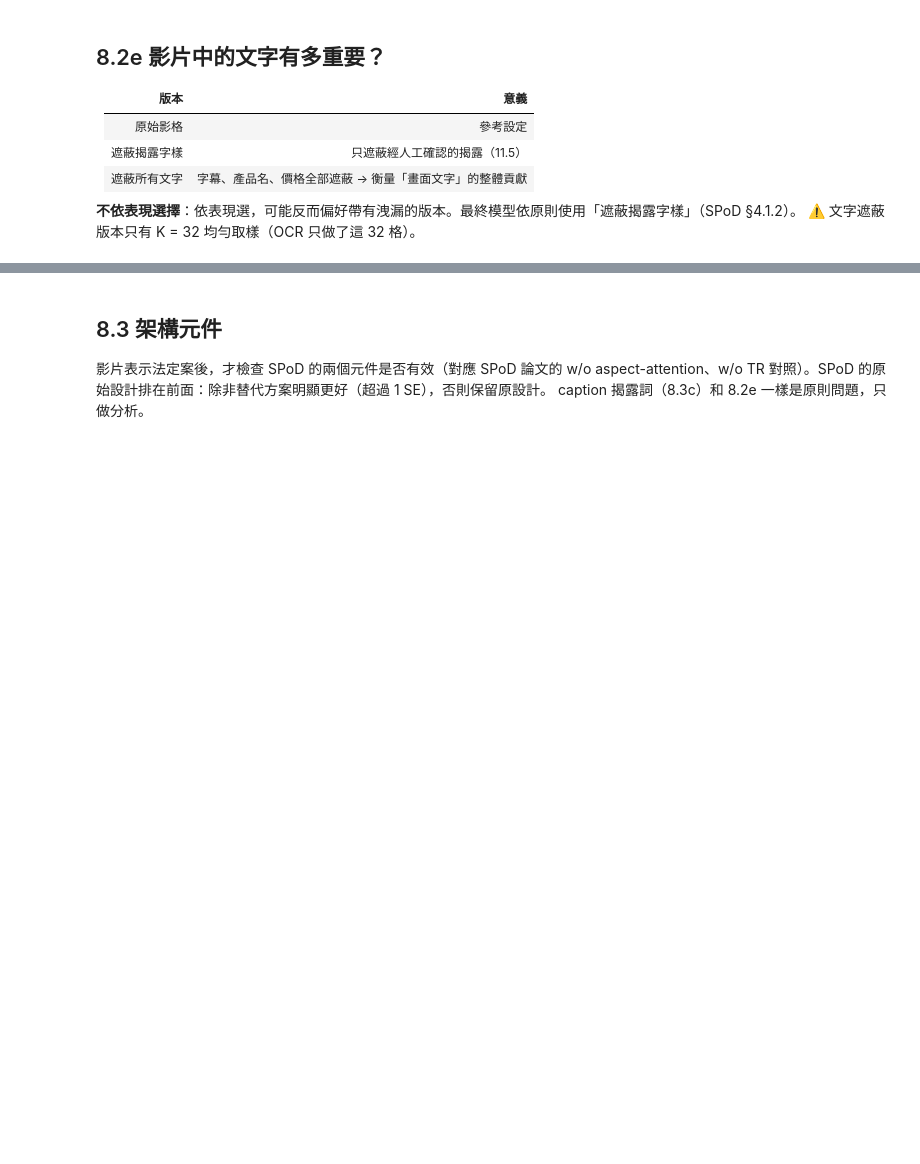
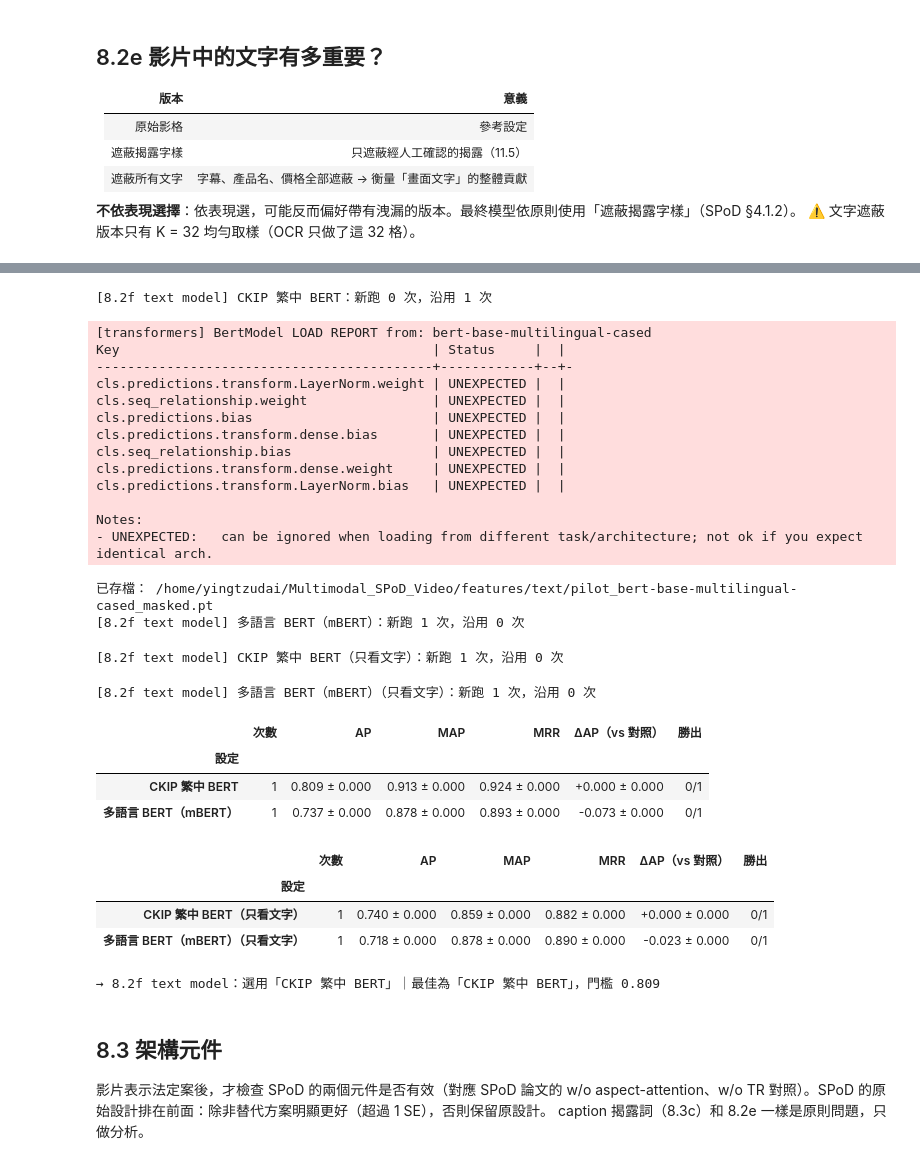
Before and after one commit to ying-tzu-dai/Multimodal_SPoD_Video, a Jupyter notebook: scripts/Pilot_Model_v0.ipynb, the cells around one changed output, grey strips where cells are left out. Saved outputs shown, nothing was run; the diff lists cells and outputs as text; code cells hidden in the pictures; blank space fills up the shorter version.

```diff
--- a/scripts/Pilot_Model_v0.ipynb
+++ b/scripts/Pilot_Model_v0.ipynb
@@ -1277,3 +1366,40 @@ if RUN_ABLATION:
+# %%
+TM_OPTIONS   = [(n, {**CURRENT, "text_model": m}) for n, m in TEXT_MODEL_OPTIONS]
+TM_TEXT_ONLY = [(f"{n}（只看文字）", {**c, "aspects": ("text",)}) for n, c in TM_OPTIONS]
+if RUN_ABLATION:
+    for n, c in TM_OPTIONS + TM_TEXT_ONLY:
+        run("8.2f text model", n, c)
+    display(metric_table(TM_OPTIONS,   ref_cfg=TM_OPTIONS[0][1]))
+    display(metric_table(TM_TEXT_ONLY, ref_cfg=TM_TEXT_ONLY[0][1]))
+    CURRENT = pick("8.2f text model", TM_OPTIONS)
+# %% [output]
+[8.2f text model] CKIP 繁中 BERT：新跑 0 次，沿用 1 次
+[transformers] BertModel LOAD REPORT from: bert-base-multilingual-cased
+Key                                        | Status     |  |
+-------------------------------------------+------------+--+-
+cls.predictions.transform.LayerNorm.weight | UNEXPECTED |  |
+cls.seq_relationship.weight                | UNEXPECTED |  |
+cls.predictions.bias                       | UNEXPECTED |  |
+cls.predictions.transform.dense.bias       | UNEXPECTED |  |
+cls.seq_relationship.bias                  | UNEXPECTED |  |
+cls.predictions.transform.dense.weight     | UNEXPECTED |  |
+cls.predictions.transform.LayerNorm.bias   | UNEXPECTED |  |
+
+Notes:
+- UNEXPECTED:   can be ignored when loading from different task/architecture; not ok if you expect identical arch.
+已存檔： /home/yingtzudai/Multimodal_SPoD_Video/features/text/pilot_bert-base-multilingual-cased_masked.pt
+[8.2f text model] 多語言 BERT（mBERT）：新跑 1 次，沿用 0 次
+[8.2f text model] CKIP 繁中 BERT（只看文字）：新跑 1 次，沿用 0 次
+[8.2f text model] 多語言 BERT（mBERT）（只看文字）：新跑 1 次，沿用 0 次
+|  | 次數 | AP | MAP | MRR | ΔAP（vs 對照） | 勝出 |
+| 設定 |  |  |  |  |  |  |
+| CKIP 繁中 BERT | 1 | 0.809 ± 0.000 | 0.913 ± 0.000 | 0.924 ± 0.000 | +0.000 ± 0.000 | 0/1 |
+| 多語言 BERT（mBERT） | 1 | 0.737 ± 0.000 | 0.878 ± 0.000 | 0.893 ± 0.000 | -0.073 ± 0.000 | 0/1 |
+|  | 次數 | AP | MAP | MRR | ΔAP（vs 對照） | 勝出 |
+| 設定 |  |  |  |  |  |  |
+| CKIP 繁中 BERT（只看文字） | 1 | 0.740 ± 0.000 | 0.859 ± 0.000 | 0.882 ± 0.000 | +0.000 ± 0.000 | 0/1 |
+| 多語言 BERT（mBERT）（只看文字） | 1 | 0.718 ± 0.000 | 0.878 ± 0.000 | 0.890 ± 0.000 | -0.023 ± 0.000 | 0/1 |
+→ 8.2f text model：選用「CKIP 繁中 BERT」｜最佳為「CKIP 繁中 BERT」，門檻 0.809
 # %% [markdown]
 ## 8.3 架構元件
 影片表示法定案後，才檢查 SPoD 的兩個元件是否有效（對應 SPoD 論文的 w/o aspect-attention、w/o TR 對照）。SPoD 的原始設計排在前面：除非替代方案明顯更好（超過 1 SE），否則保留原設計。
```
Also changed, not shown: parts of 19 cells of this notebook, 1 other file.
